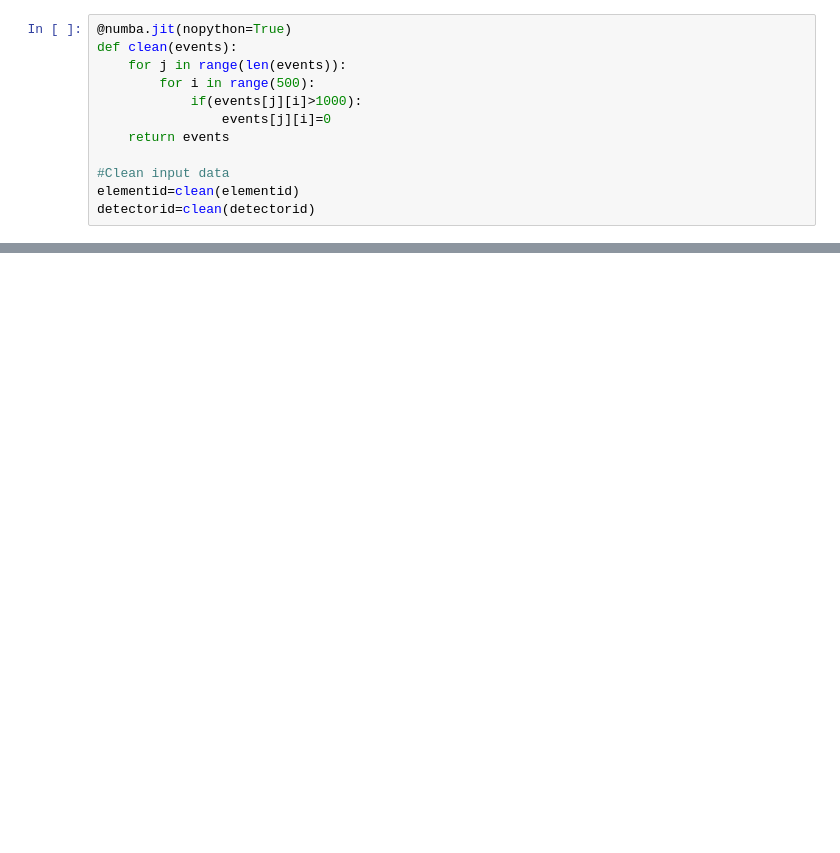
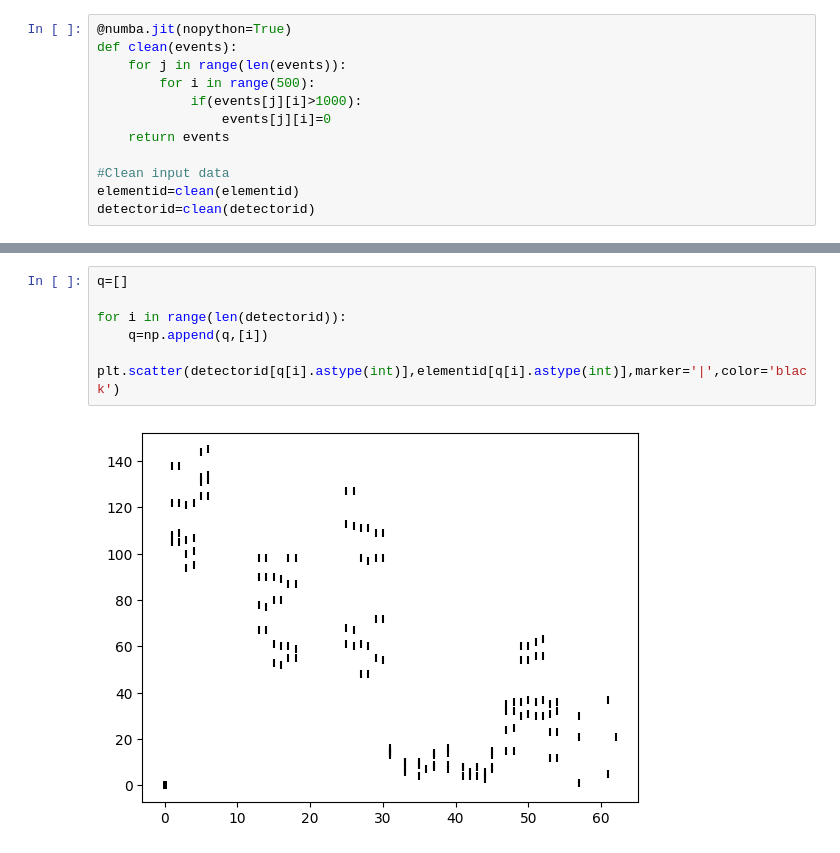
Before and after one commit to JayDanielsss/Jtracker, a Jupyter notebook: BackgroundGen.ipynb, the cells around one changed output, grey strips where cells are left out. Drawn from its saved outputs; the diff is of its cells as text; blank space fills up the shorter version.

```diff
--- a/BackgroundGen.ipynb
+++ b/BackgroundGen.ipynb
@@ -151,0 +335,8 @@ q is: 96817
+# %%
+q=[]
+
+for i in range(len(detectorid)):
+    q=np.append(q,[i])
+    plt.scatter(detectorid[q[i].astype(int)],elementid[q[i].astype(int)],marker='|',color='black')
+# %% [output]
+[figure, added]
```
Also changed, not shown: parts of 30 cells of this notebook.
